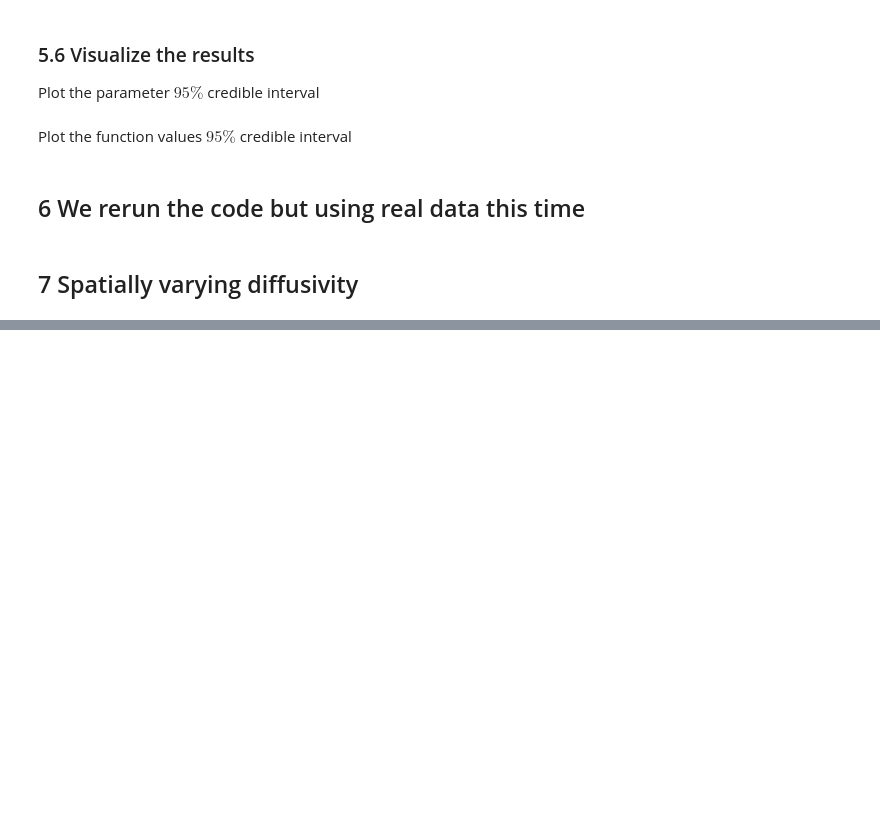
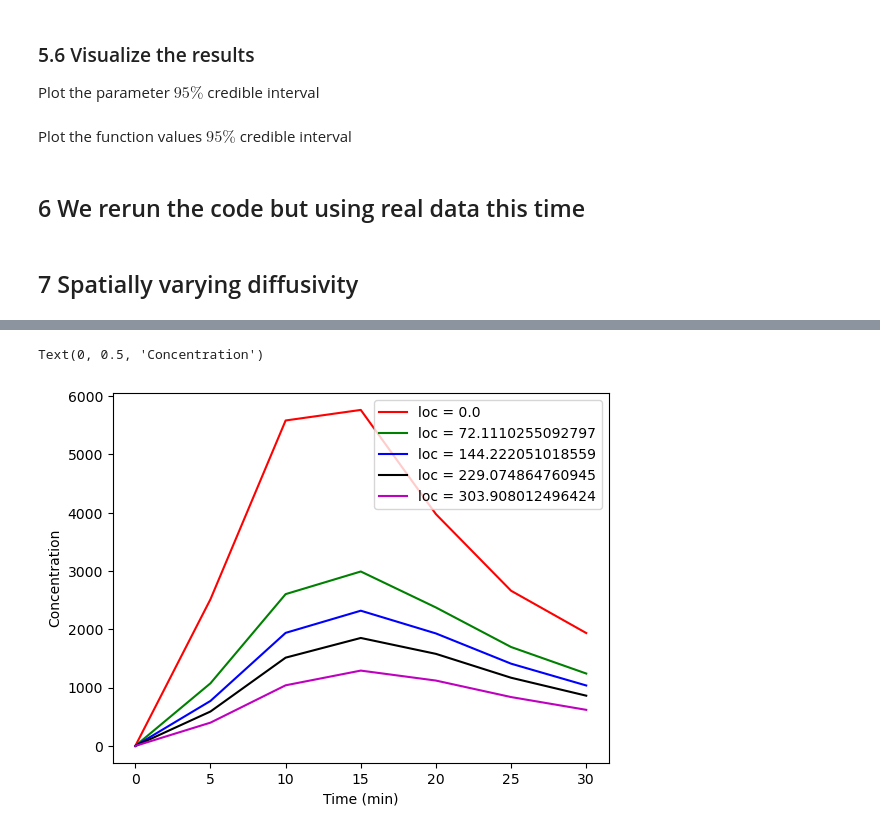
Before and after one commit to CUQI-DTU/Paper-Cochlear, a Jupyter notebook: code/ear_aqueducts/demo_aqueduct.ipynb, the cells around one changed output, grey strips where cells are left out. Drawn from its saved outputs; the diff is of its cells as text; code cells hidden in the pictures; blank space fills up the shorter version.

```diff
--- a/code/ear_aqueducts/demo_aqueduct.ipynb
+++ b/code/ear_aqueducts/demo_aqueduct.ipynb
@@ -431,0 +471,18 @@ posterior_samples = my_sampler.sample_adapt(Ns)
+# %%
+#mean_data = y(x = posterior_samples.burnthin(int(Ns*0.5)).mean()).sample()
+mean_data = A(posterior_samples.burnthin(int(Ns*0.9)).mean())
+mean_data = mean_data.reshape([len(locations), len(times)])
+# Plot data
+color = ['r', 'g', 'b', 'k', 'm']
+legends = ['loc = '+str(obs) for obs in locations]
+lines = []
+for i in range(len(locations)):
+    lines.append(plt.plot(times/60, mean_data[i,:],  color=color[i])[0])
+
+
+plt.legend(lines, legends)
+plt.xlabel('Time (min)')
+plt.ylabel('Concentration')
+# %% [output]
+Text(0, 0.5, 'Concentration')
+[figure, added]
```
Also changed, not shown: parts of 3 cells of this notebook.
